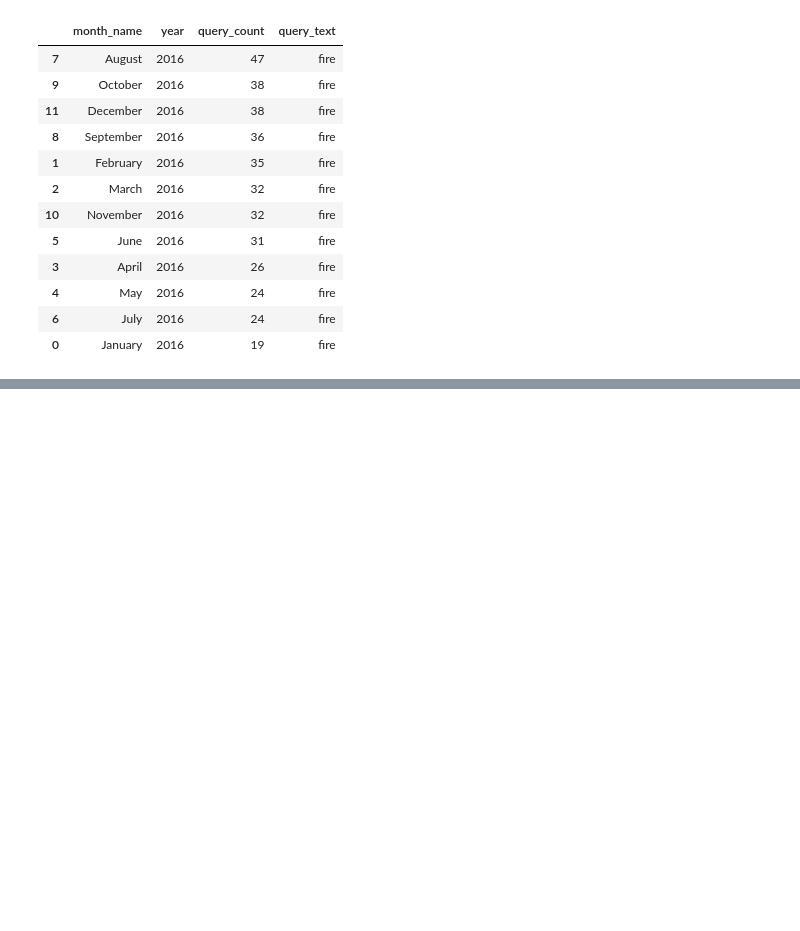
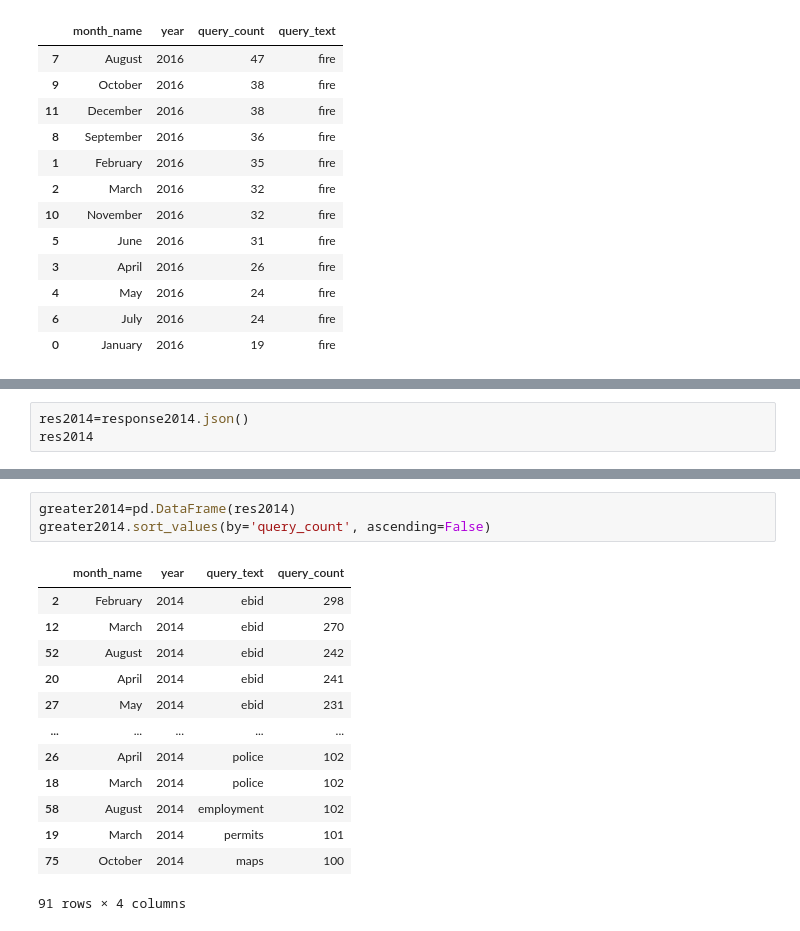
Before and after one commit to NSS-Data-Analytics-Cohort-10/api-mhm516, a Jupyter notebook: notebooks/nb1.ipynb, the cells around one changed output, grey strips where cells are left out. Saved outputs shown, nothing was run; the diff lists cells and outputs as text; blank space fills up the shorter version.

```diff
--- a/notebooks/nb1.ipynb
+++ b/notebooks/nb1.ipynb
@@ -151,0 +131,3 @@ high_qcount
+# %%
+res2014=response2014.json()
+res2014
@@ -151,0 +152,17 @@ high_qcount
+# %%
+greater2014=pd.DataFrame(res2014)
+greater2014.sort_values(by='query_count', ascending=False)
+# %% [output]
+|  | month_name | year | query_text | query_count |
+| 2 | February | 2014 | ebid | 298 |
+| 12 | March | 2014 | ebid | 270 |
+| 52 | August | 2014 | ebid | 242 |
+| 20 | April | 2014 | ebid | 241 |
+| 27 | May | 2014 | ebid | 231 |
+| ... | ... | ... | ... | ... |
+| 26 | April | 2014 | police | 102 |
+| 18 | March | 2014 | police | 102 |
+| 58 | August | 2014 | employment | 102 |
+| 19 | March | 2014 | permits | 101 |
+| 75 | October | 2014 | maps | 100 |
+91 rows × 4 columns
```
Also changed, not shown: parts of 21 cells of this notebook.
